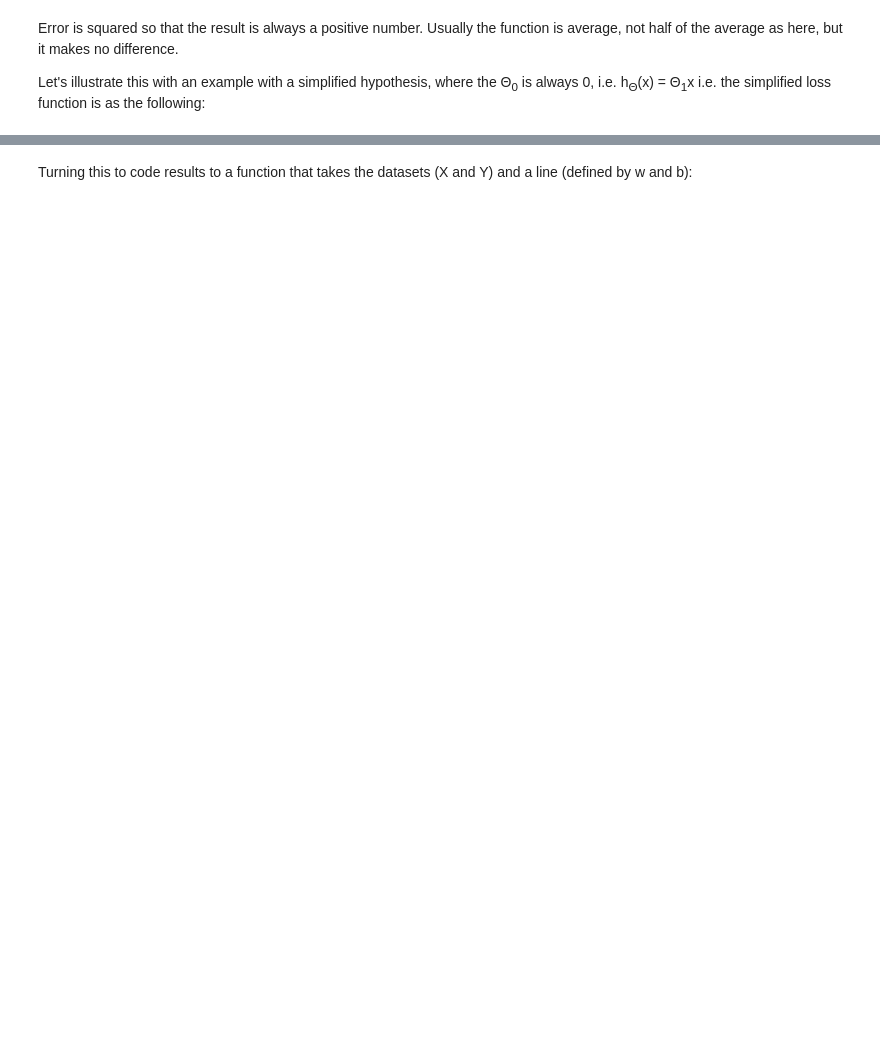
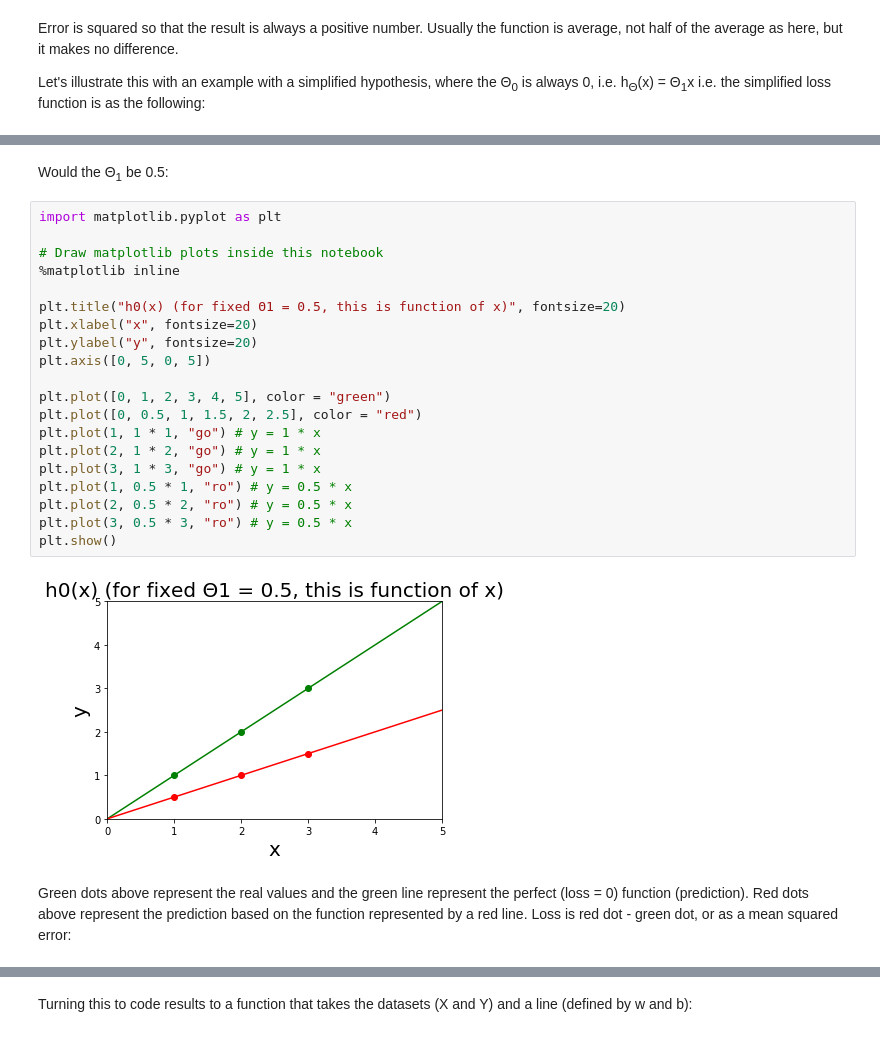
Before and after one commit to Jyffe/MachineLearning, a Jupyter notebook: PizzaML/PizzaML.ipynb, the cells around one changed output, grey strips where cells are left out. Saved outputs shown, nothing was run; the diff lists cells and outputs as text; blank space fills up the shorter version.

```diff
--- a/PizzaML/PizzaML.ipynb
+++ b/PizzaML/PizzaML.ipynb
@@ -166,0 +160,26 @@ Would the
+# %% [markdown]
+Would the Θ<sub>1</sub> be 0.5:
+# %%
+import matplotlib.pyplot as plt
+
+# Draw matplotlib plots inside this notebook
+%matplotlib inline
+
+plt.title("h0(x) (for fixed Θ1 = 0.5, this is function of x)", fontsize=20)
+plt.xlabel("x", fontsize=20)
+plt.ylabel("y", fontsize=20)
+plt.axis([0, 5, 0, 5])
+
+plt.plot([0, 1, 2, 3, 4, 5], color = "green")
+plt.plot([0, 0.5, 1, 1.5, 2, 2.5], color = "red")
+plt.plot(1, 1 * 1, "go") # y = 1 * x
+plt.plot(2, 1 * 2, "go") # y = 1 * x
+plt.plot(3, 1 * 3, "go") # y = 1 * x
+plt.plot(1, 0.5 * 1, "ro") # y = 0.5 * x
+plt.plot(2, 0.5 * 2, "ro") # y = 0.5 * x
+plt.plot(3, 0.5 * 3, "ro") # y = 0.5 * x
+plt.show()
+# %% [output]
+[figure, added]
+# %% [markdown]
+Green dots above represent the real values and the green line represent the perfect (loss = 0) function (prediction). Red dots above represent the prediction based on the function represented by a red line. Loss is red dot - green dot, or as a mean squared error:
```
Also changed, not shown: parts of 6 cells of this notebook, 2 other files.
